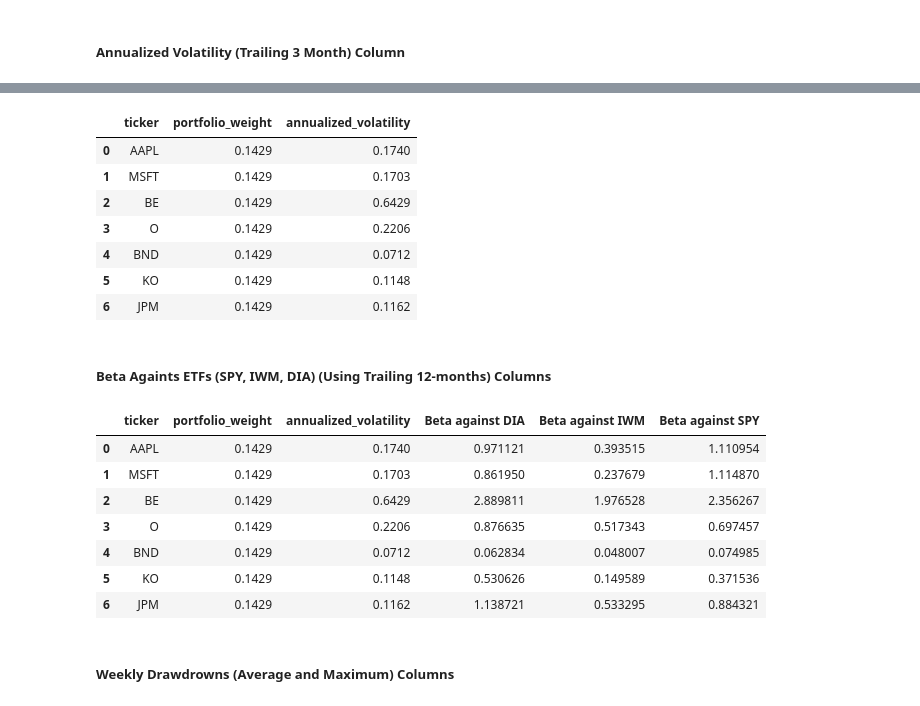
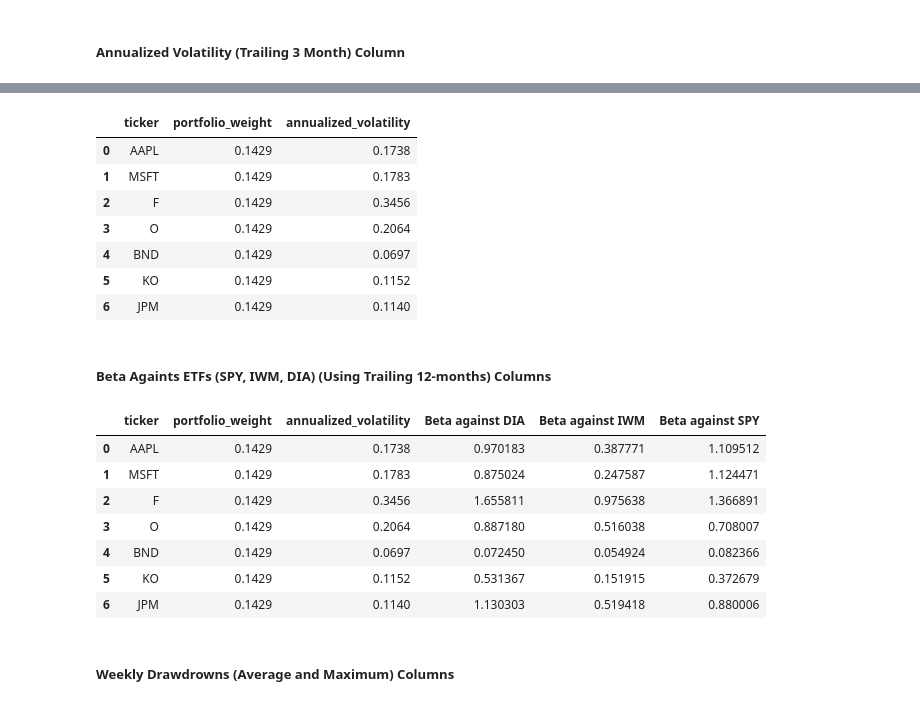
Before and after one commit to CCNY-Analytics-and-Quant/Quant_Fin_CCNY-BIZ-BETZ_Spring_2024_SF_MM_NI, a Jupyter notebook: Portfolio_Analysis_Project/portfolio_analysis_project.ipynb, the cells around one changed output, grey strips where cells are left out. Saved outputs shown, nothing was run; the diff lists cells and outputs as text; code cells hidden in the pictures.

```diff
--- a/Portfolio_Analysis_Project/portfolio_analysis_project.ipynb
+++ b/Portfolio_Analysis_Project/portfolio_analysis_project.ipynb
@@ -48,8 +48,8 @@ def import_securities_data(securities_tickers, enter_time_amount, enter_time_typ
     # this returns all of the securities related historical data utilizing yahoo finance's API
     return yf.download(start= start_date, end= end_date, tickers= securities_tickers)
 # %%
-# creating a list of the ticker names of the stocks we want to use for our portfolio. This will help us with inputting this data into yf to download and put it in a column for the pandas dataframe
-stock_pick = ['AAPL', 'MSFT', 'BE', 'O', 'BND', 'KO', 'JPM']
+# creating a list of the ticker names of the stocks we want to use for our portfolio. This will help us in downloading the data from the yf alius library that was declared as well for creating the ticker column in our pandas dataframe
+stock_pick = ['AAPL', 'MSFT', 'F', 'O', 'BND', 'KO', 'JPM']
 etf_pick = ['SPY', 'IWM', 'DIA']
 
 # this will download all of the relevant data related to our constituent's of selected stocks and etfs
@@ -127,9 +127,9 @@ def import_data(dest_df, origin_df, column_name):
 # %% [markdown]
 ##### Ticker Column
 # %%
-# creating a dictionary with an embeded list of the stock tickers in order to create a dataframe out of it
+# creating a dictionary with an embedded list of the stock tickers in order to create a dataframe
 # here ticker is the title of our column and the list with the stock symbols is our values within our column that has the title ticker
-stock_pick_dict = { 'ticker': ['AAPL', 'MSFT', 'BE', 'O', 'BND', 'KO', 'JPM']}
+stock_pick_dict = { 'ticker': ['AAPL', 'MSFT', 'F', 'O', 'BND', 'KO', 'JPM']}
 
 # creating the dataframe using pandas library
 df = pd.DataFrame(stock_pick_dict)
@@ -198,22 +198,22 @@ def calc_annual_vol(portfolio):
     return annualized_volatility_data
 # %%
 # using definition method to import the three month trailing portfolio and calculate the annual volatility of the portfolio
-calc_annual_vol(portfolio_three_month_trail)
+annualized_volatility_data = calc_annual_vol(portfolio_three_month_trail)
 
 # creating a column for annualized volatility and importing the data to the respective ticker using the import data definition function
 import_data(df, annualized_volatility_data, 'annualized_volatility')
 
-# checking ordiginal dataset to make sure all of the data was appended to the corresponding ticker
+# checking original dataset to make sure all of the data was appended to the corresponding ticker
 df
 # %% [output]
 |  | ticker | portfolio_weight | annualized_volatility |
-| 0 | AAPL | 0.1429 | 0.1740 |
-| 1 | MSFT | 0.1429 | 0.1703 |
-| 2 | BE | 0.1429 | 0.6429 |
-| 3 | O | 0.1429 | 0.2206 |
-| 4 | BND | 0.1429 | 0.0712 |
-| 5 | KO | 0.1429 | 0.1148 |
-| 6 | JPM | 0.1429 | 0.1162 |
+| 0 | AAPL | 0.1429 | 0.1738 |
+| 1 | MSFT | 0.1429 | 0.1783 |
+| 2 | F | 0.1429 | 0.3456 |
+| 3 | O | 0.1429 | 0.2064 |
+| 4 | BND | 0.1429 | 0.0697 |
+| 5 | KO | 0.1429 | 0.1152 |
+| 6 | JPM | 0.1429 | 0.1140 |
 # %% [markdown]
 ##### Beta Againts ETFs (SPY, IWM, DIA) (Using Trailing 12-months) Columns
 # %%
@@ -272,13 +272,13 @@ for etf_ticker, etf_data in etf_adjclose_returns.iloc[1:,1:].items():
 df
 # %% [output]
 |  | ticker | portfolio_weight | annualized_volatility | Beta against DIA | Beta against IWM | Beta against SPY |
-| 0 | AAPL | 0.1429 | 0.1740 | 0.971121 | 0.393515 | 1.110954 |
-| 1 | MSFT | 0.1429 | 0.1703 | 0.861950 | 0.237679 | 1.114870 |
-| 2 | BE | 0.1429 | 0.6429 | 2.889811 | 1.976528 | 2.356267 |
-| 3 | O | 0.1429 | 0.2206 | 0.876635 | 0.517343 | 0.697457 |
-| 4 | BND | 0.1429 | 0.0712 | 0.062834 | 0.048007 | 0.074985 |
-| 5 | KO | 0.1429 | 0.1148 | 0.530626 | 0.149589 | 0.371536 |
-| 6 | JPM | 0.1429 | 0.1162 | 1.138721 | 0.533295 | 0.884321 |
+| 0 | AAPL | 0.1429 | 0.1738 | 0.970183 | 0.387771 | 1.109512 |
+| 1 | MSFT | 0.1429 | 0.1783 | 0.875024 | 0.247587 | 1.124471 |
+| 2 | F | 0.1429 | 0.3456 | 1.655811 | 0.975638 | 1.366891 |
+| 3 | O | 0.1429 | 0.2064 | 0.887180 | 0.516038 | 0.708007 |
+| 4 | BND | 0.1429 | 0.0697 | 0.072450 | 0.054924 | 0.082366 |
+| 5 | KO | 0.1429 | 0.1152 | 0.531367 | 0.151915 | 0.372679 |
+| 6 | JPM | 0.1429 | 0.1140 | 1.130303 | 0.519418 | 0.880006 |
 # %% [markdown]
 ##### Weekly Drawdrowns (Average and Maximum) Columns
 # %%
```
Also changed, not shown: parts of 38 cells of this notebook.
